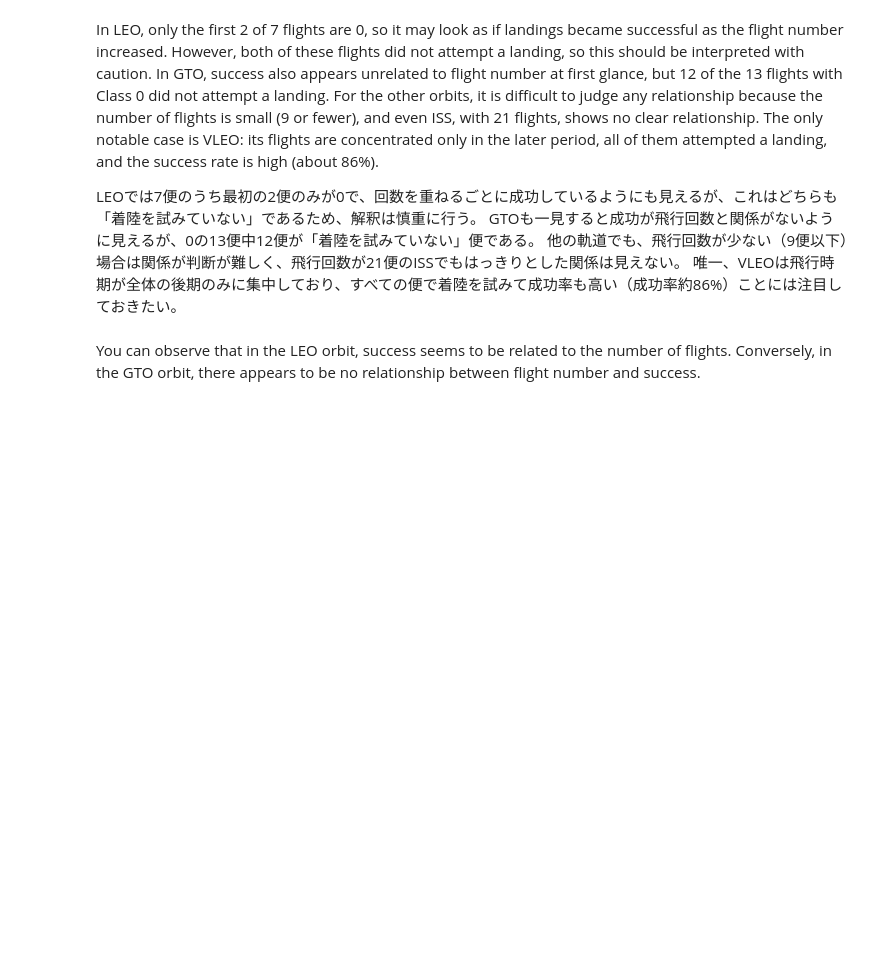
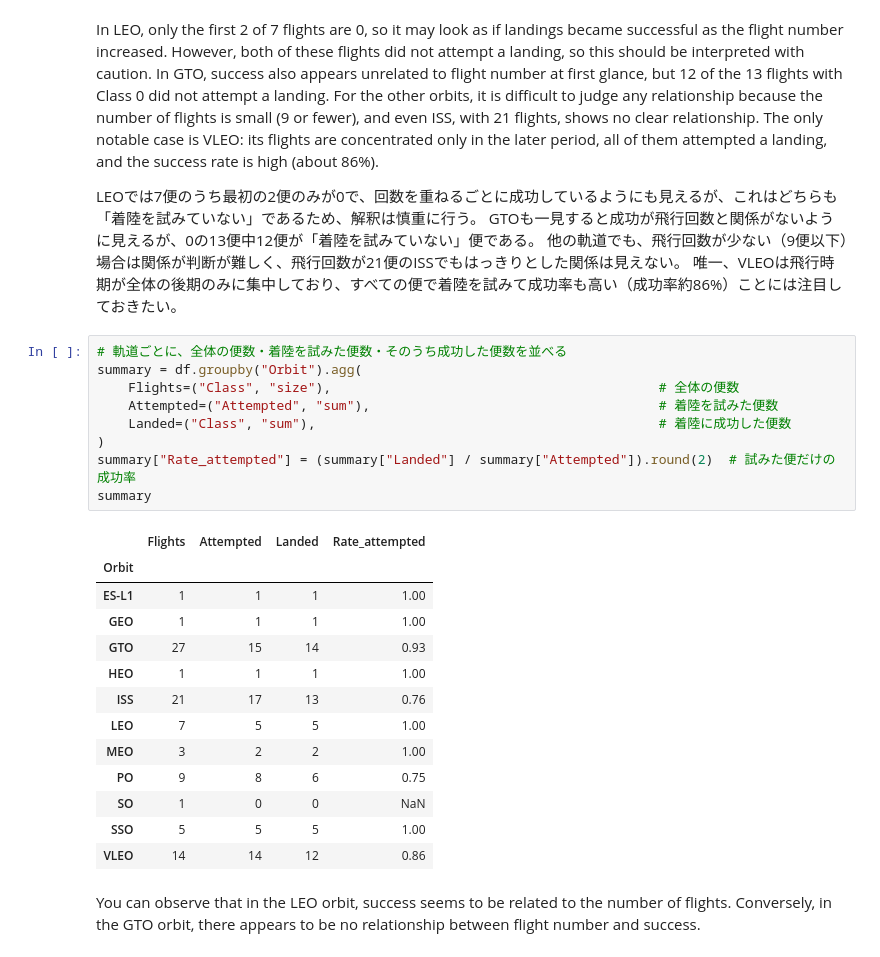
Before and after one commit to hokuamadata/spacex-falcon9-landing-prediction, a Jupyter notebook: 05_eda_with_visualization.ipynb, the cells around one changed output. Cells and saved outputs as stored; diff of their text form; blank space fills up the shorter version.

```diff
--- a/05_eda_with_visualization.ipynb
+++ b/05_eda_with_visualization.ipynb
@@ -243,6 +301,29 @@ LEOでは7便のうち最初の2便のみが0で、回数を重ねるごとに
 GTOも一見すると成功が飛行回数と関係がないように見えるが、0の13便中12便が「着陸を試みていない」便である。
 他の軌道でも、飛行回数が少ない（9便以下）場合は関係が判断が難しく、飛行回数が21便のISSでもはっきりとした関係は見えない。
 唯一、VLEOは飛行時期が全体の後期のみに集中しており、すべての便で着陸を試みて成功率も高い（成功率約86%）ことには注目しておきたい。
+# %%
+# 軌道ごとに、全体の便数・着陸を試みた便数・そのうち成功した便数を並べる
+summary = df.groupby("Orbit").agg(
+    Flights=("Class", "size"),                                          # 全体の便数
+    Attempted=("Attempted", "sum"),                                     # 着陸を試みた便数
+    Landed=("Class", "sum"),                                            # 着陸に成功した便数
+)
+summary["Rate_attempted"] = (summary["Landed"] / summary["Attempted"]).round(2)  # 試みた便だけの成功率
+summary
+# %% [output]
+|  | Flights | Attempted | Landed | Rate_attempted |
+| Orbit |  |  |  |  |
+| ES-L1 | 1 | 1 | 1 | 1.00 |
+| GEO | 1 | 1 | 1 | 1.00 |
+| GTO | 27 | 15 | 14 | 0.93 |
+| HEO | 1 | 1 | 1 | 1.00 |
+| ISS | 21 | 17 | 13 | 0.76 |
+| LEO | 7 | 5 | 5 | 1.00 |
+| MEO | 3 | 2 | 2 | 1.00 |
+| PO | 9 | 8 | 6 | 0.75 |
+| SO | 1 | 0 | 0 | NaN |
+| SSO | 5 | 5 | 5 | 1.00 |
+| VLEO | 14 | 14 | 12 | 0.86 |
 # %% [markdown]
 You can observe that in the LEO orbit, success seems to be related to the number of flights. Conversely, in the GTO orbit, there appears to be no relationship between flight number and success.
 # %% [markdown]
```
Also changed, not shown: parts of 11 cells of this notebook.
